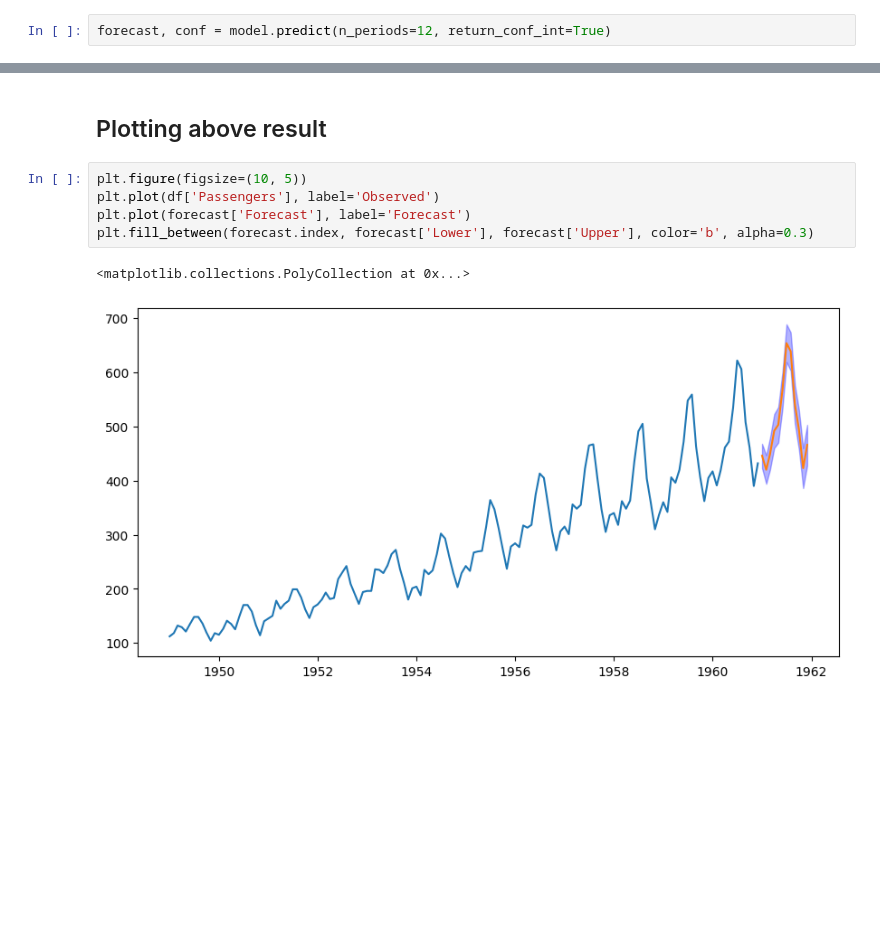
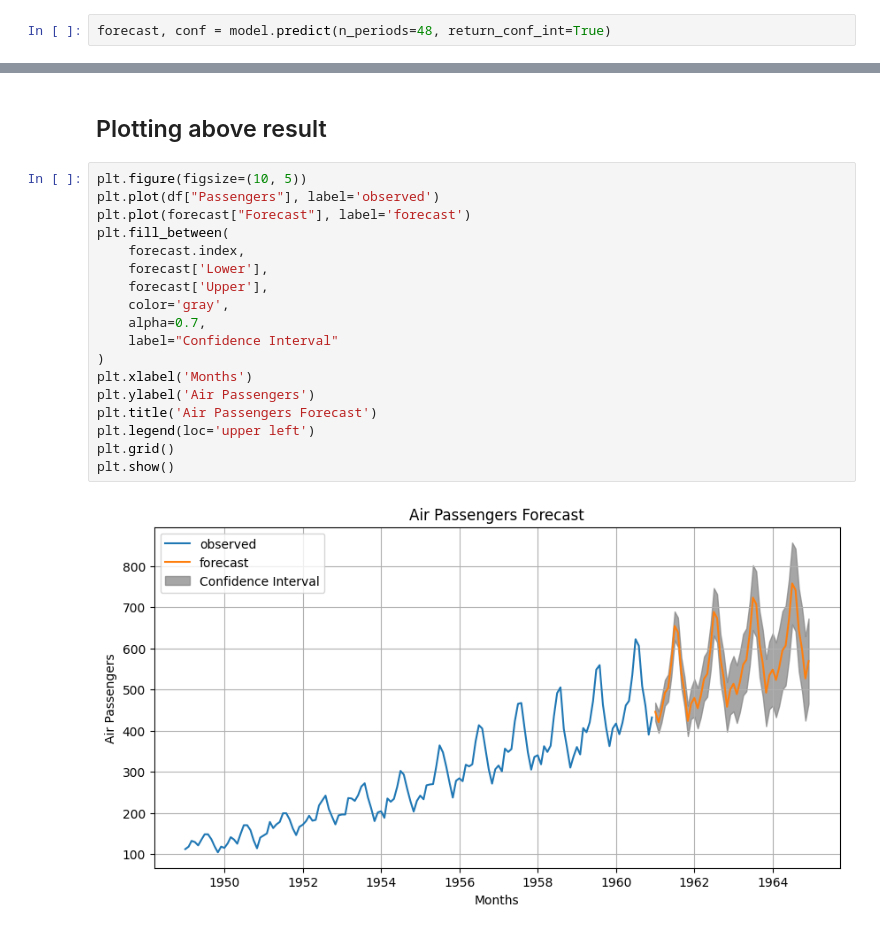
Before and after one commit to Stuti0711/Deep-Learning, a Jupyter notebook: TimeSeries.ipynb, the cells around one changed output, grey strips where cells are left out. Drawn from its saved outputs; the diff is of its cells as text; blank space fills up the shorter version.

```diff
--- a/TimeSeries.ipynb
+++ b/TimeSeries.ipynb
@@ -212,5 +216,5 @@ model.order
 # %%
-forecast, conf = model.predict(n_periods=12, return_conf_int=True)
+forecast, conf = model.predict(n_periods=48, return_conf_int=True)
 # %%
 forecast
 # %% [output]
@@ -264,9 +296,21 @@ forecast.to_csv('forecast.csv')
 ## Plotting above result
 # %%
 plt.figure(figsize=(10, 5))
-plt.plot(df['Passengers'], label='Observed')
-plt.plot(forecast['Forecast'], label='Forecast')
-plt.fill_between(forecast.index, forecast['Lower'], forecast['Upper'], color='b', alpha=0.3)
+plt.plot(df["Passengers"], label='observed')
+plt.plot(forecast["Forecast"], label='forecast')
+plt.fill_between(
+    forecast.index,
+    forecast['Lower'],
+    forecast['Upper'],
+    color='gray',
+    alpha=0.7,
+    label="Confidence Interval"
+)
+plt.xlabel('Months')
+plt.ylabel('Air Passengers')
+plt.title('Air Passengers Forecast')
+plt.legend(loc='upper left')
+plt.grid()
+plt.show()
 # %% [output]
-<matplotlib.collections.PolyCollection at 0x...>
-[figure, old version]
+[figure, new version]
```
Also changed, not shown: parts of 5 cells of this notebook.
